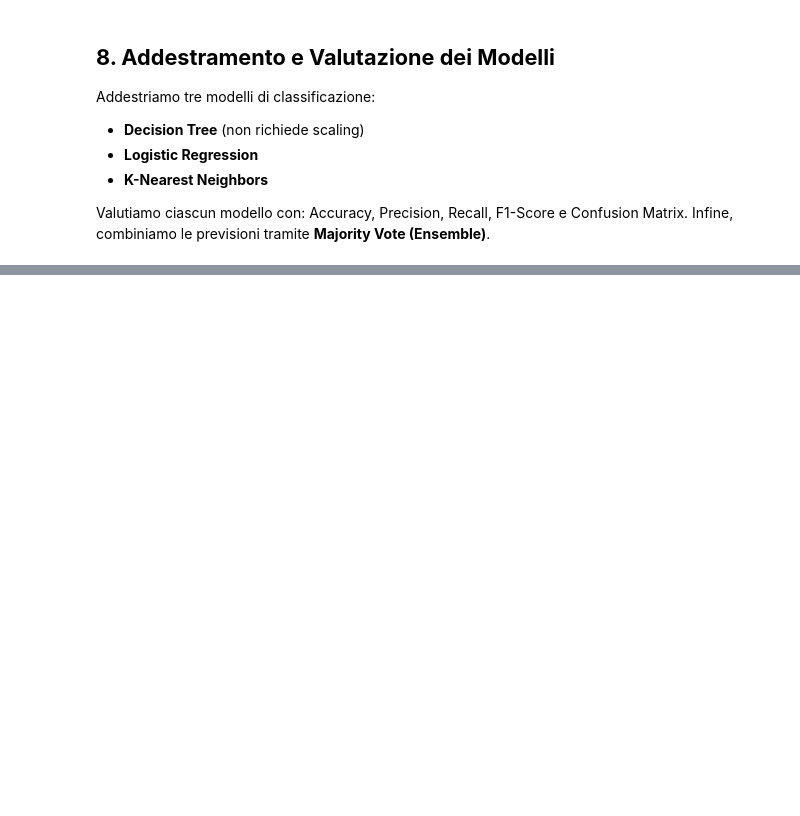
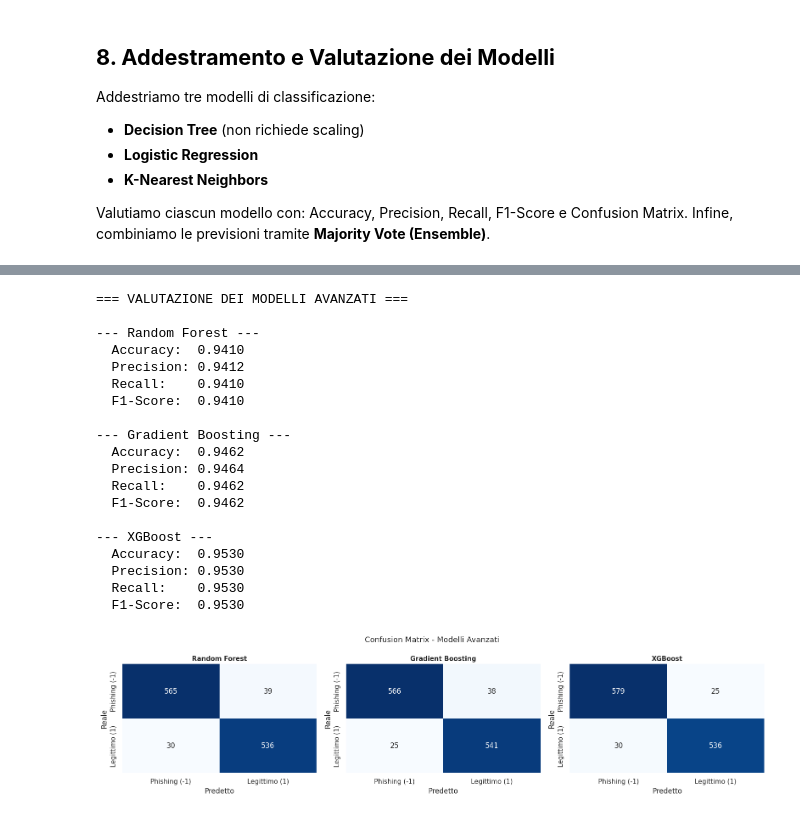
Before and after one commit to giosem1/PhishBuster-ML, a Jupyter notebook: Phish_Buster.ipynb, the cells around one changed output, grey strips where cells are left out. Drawn from its saved outputs; the diff is of its cells as text; code cells hidden in the pictures; blank space fills up the shorter version.

```diff
--- a/Phish_Buster.ipynb
+++ b/Phish_Buster.ipynb
@@ -709,0 +1085,61 @@ plt.show()
+# %%
+# Encoding del target per XGBoost (richiede etichette in {0, 1})
+le = LabelEncoder()
+y_train_res_enc = le.fit_transform(y_train_res)   # -1 -> 0, 1 -> 1
+
+advanced_models = {
+    'Random Forest':     RandomForestClassifier(n_estimators=200, random_state=42, n_jobs=2),
+    'Gradient Boosting': GradientBoostingClassifier(random_state=42),
+    'XGBoost':           XGBClassifier(n_estimators=200, learning_rate=0.1, max_depth=6,
+                                       eval_metric='logloss', random_state=42, n_jobs=2),
+}
+
+print('=== VALUTAZIONE DEI MODELLI AVANZATI ===\n')
+fig, axes = plt.subplots(1, len(advanced_models), figsize=(16, 4))
+
+for ax, (name, model) in zip(axes, advanced_models.items()):
+    if name == 'XGBoost':
+        model.fit(X_train_res, y_train_res_enc)
+        y_pred = le.inverse_transform(model.predict(X_test))
+    else:
+        model.fit(X_train_res, y_train_res)
+        y_pred = model.predict(X_test)
+
+    predictions[name] = y_pred
+    acc  = accuracy_score(y_test, y_pred)
+    prec = precision_score(y_test, y_pred, average='weighted')
+    rec  = recall_score(y_test, y_pred, average='weighted')
+    f1   = f1_score(y_test, y_pred, average='weighted')
+    results.append({'Modello': name, 'Accuracy': acc, 'Precision': prec, 'Recall': rec, 'F1-Score': f1})
+
+    plot_confusion_matrix(y_test, y_pred, title=name, ax=ax)
+    print(f'--- {name} ---')
+    print(f'  Accuracy:  {acc:.4f}')
+    print(f'  Precision: {prec:.4f}')
+    print(f'  Recall:    {rec:.4f}')
+    print(f'  F1-Score:  {f1:.4f}\n')
+
+plt.suptitle('Confusion Matrix - Modelli Avanzati', fontsize=13)
+plt.tight_layout()
+plt.show()
+# %% [output]
+=== VALUTAZIONE DEI MODELLI AVANZATI ===
+
+--- Random Forest ---
+  Accuracy:  0.9410
+  Precision: 0.9412
+  Recall:    0.9410
+  F1-Score:  0.9410
+
+--- Gradient Boosting ---
+  Accuracy:  0.9462
+  Precision: 0.9464
+  Recall:    0.9462
+  F1-Score:  0.9462
+
+--- XGBoost ---
+  Accuracy:  0.9530
+  Precision: 0.9530
+  Recall:    0.9530
+  F1-Score:  0.9530
+[figure, added]
```
Also changed, not shown: parts of 39 cells of this notebook.
